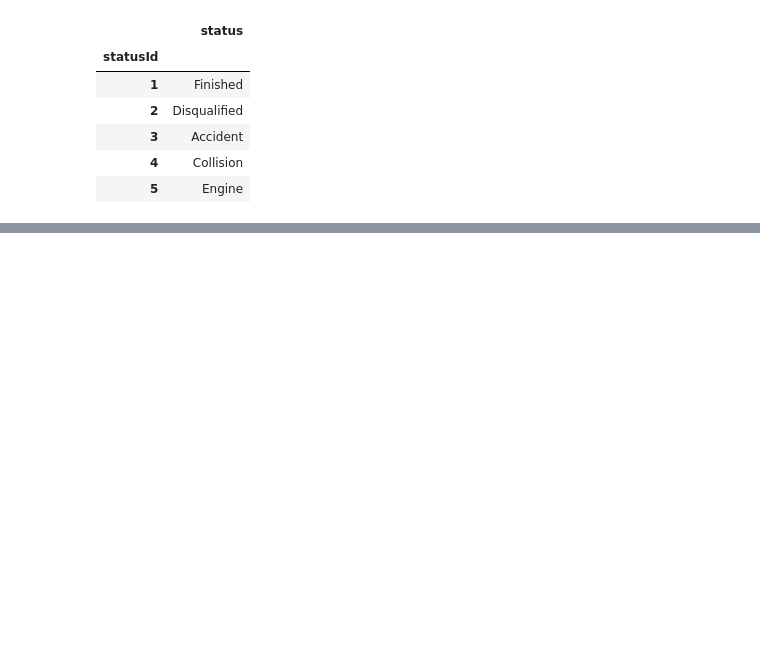
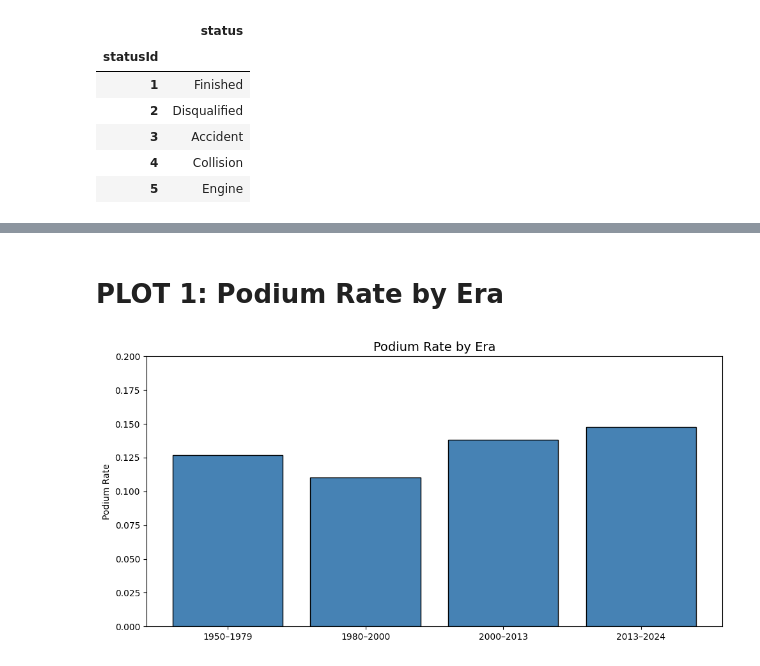
Before and after one commit to youssefyouki/team_12-acl-project-F1-predictoion, a Jupyter notebook: f1-prediction.ipynb, the cells around one changed output, grey strips where cells are left out. Cells and saved outputs as stored; diff of their text form; code cells hidden in the pictures; blank space fills up the shorter version.

```diff
--- a/f1-prediction.ipynb
+++ b/f1-prediction.ipynb
@@ -369,0 +505,14 @@ memory usage: 2.2+ KB
+# %% [markdown]
+# PLOT 1: Podium Rate by Era
+# %%
+fig, ax = plt.subplots(figsize=(10, 5))
+era_labels = ['1950–1979', '1980–2000', '2000–2013', '2013–2024']
+era_values = [0.1269, 0.1101, 0.1382, 0.1479]
+ax.bar(era_labels, era_values, color='steelblue', edgecolor='black')
+ax.set_title('Podium Rate by Era', fontsize=14)
+ax.set_ylabel('Podium Rate')
+ax.set_ylim(0, 0.2)
+plt.tight_layout()
+plt.show()
+# %% [output]
+[figure, added]
```
Also changed, not shown: parts of 25 cells of this notebook.
